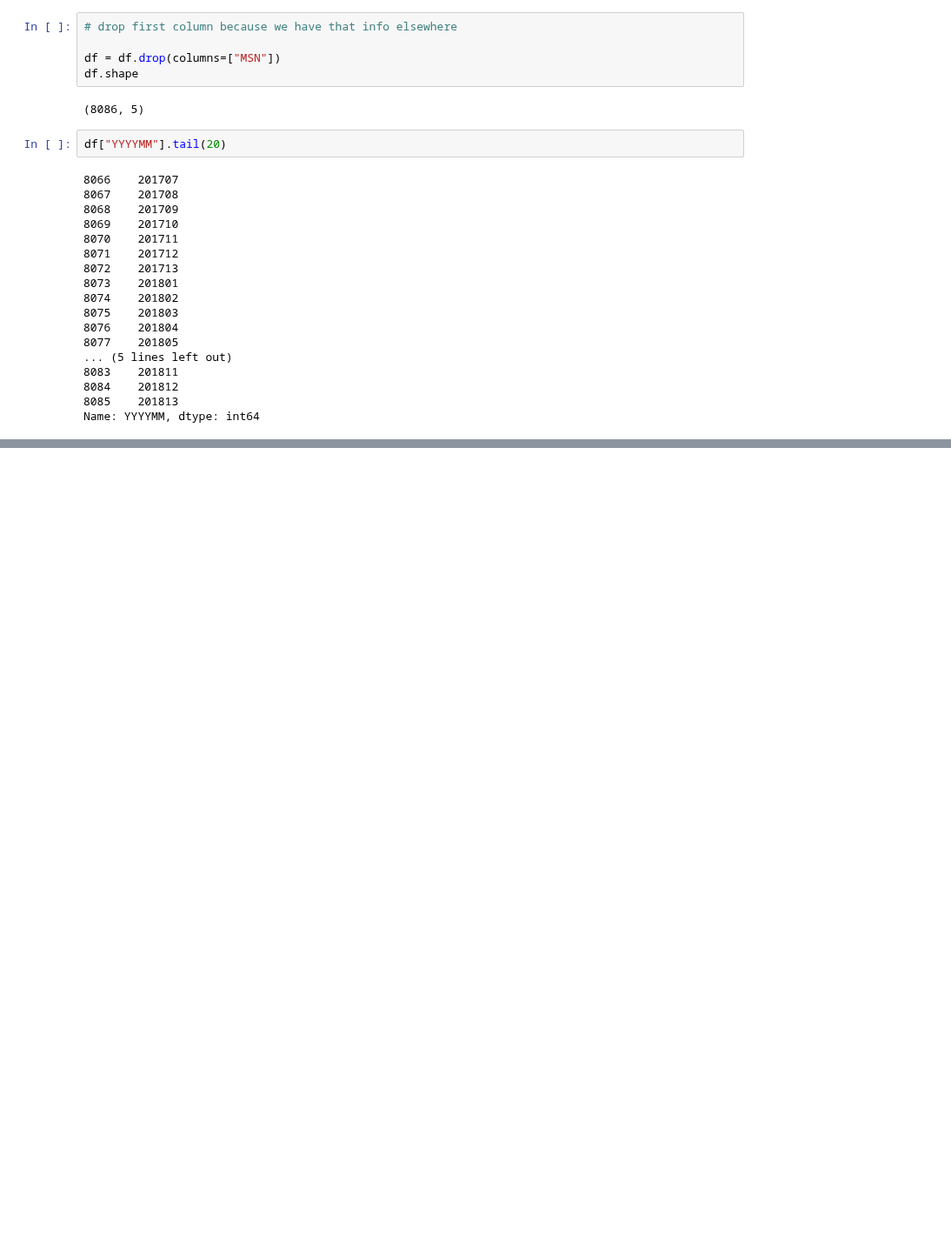
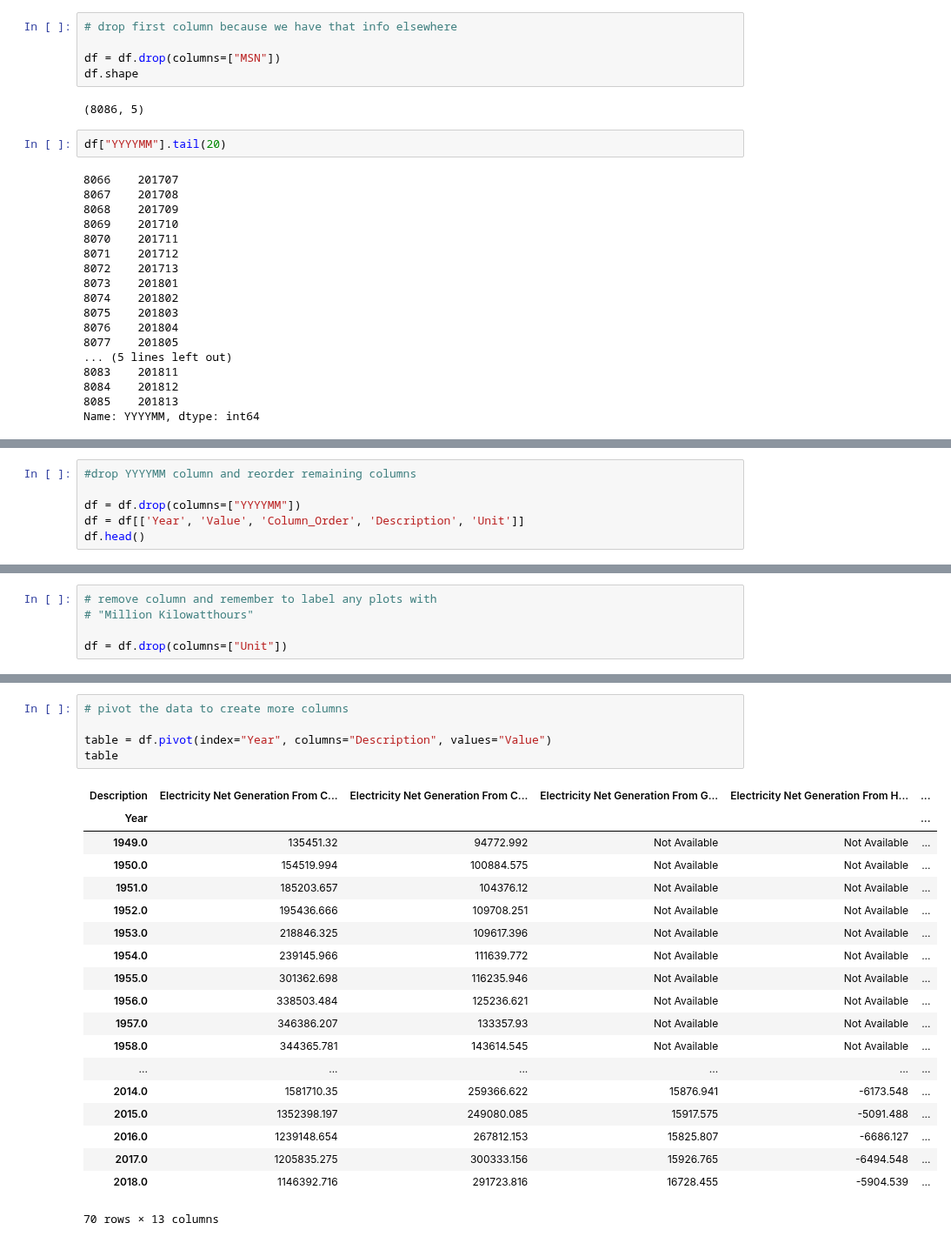
Before and after one commit to bloominstituteoftechnology/DS-Unit-1-Sprint-3-Data-Storytelling, a Jupyter notebook: module4-sequence-your-narrative/LS_DS_224_Sequence_your_narrative.ipynb, the cells around one changed output, grey strips where cells are left out. Shown at 87% size. Cells and saved outputs as stored; diff of their text form; blank space fills up the shorter version.

```diff
--- a/module4-sequence-your-narrative/LS_DS_224_Sequence_your_narrative.ipynb
+++ b/module4-sequence-your-narrative/LS_DS_224_Sequence_your_narrative.ipynb
@@ -434,0 +451,6 @@ df.head()
+# %%
+#drop YYYYMM column and reorder remaining columns
+
+df = df.drop(columns=["YYYYMM"])
+df = df[['Year', 'Value', 'Column_Order', 'Description', 'Unit']]
+df.head()
@@ -434,0 +474,5 @@ df.head()
+# %%
+# remove column and remember to label any plots with
+# "Million Kilowatthours"
+
+df = df.drop(columns=["Unit"])
@@ -434,0 +498,25 @@ df.head()
+# %%
+# pivot the data to create more columns
+
+table = df.pivot(index="Year", columns="Description", values="Value")
+table
+# %% [output]
+| Description | Electricity Net Generation From C... | Electricity Net Generation From C... | Electricity Net Generation From G... | Electricity Net Generation From H... | ... |
+| Year |  |  |  |  | ... |
+| 1949.0 | 135451.32 | 94772.992 | Not Available | Not Available | ... |
+| 1950.0 | 154519.994 | 100884.575 | Not Available | Not Available | ... |
+| 1951.0 | 185203.657 | 104376.12 | Not Available | Not Available | ... |
+| 1952.0 | 195436.666 | 109708.251 | Not Available | Not Available | ... |
+| 1953.0 | 218846.325 | 109617.396 | Not Available | Not Available | ... |
+| 1954.0 | 239145.966 | 111639.772 | Not Available | Not Available | ... |
+| 1955.0 | 301362.698 | 116235.946 | Not Available | Not Available | ... |
+| 1956.0 | 338503.484 | 125236.621 | Not Available | Not Available | ... |
+| 1957.0 | 346386.207 | 133357.93 | Not Available | Not Available | ... |
+| 1958.0 | 344365.781 | 143614.545 | Not Available | Not Available | ... |
+| ... | ... | ... | ... | ... | ... |
+| 2014.0 | 1581710.35 | 259366.622 | 15876.941 | -6173.548 | ... |
+| 2015.0 | 1352398.197 | 249080.085 | 15917.575 | -5091.488 | ... |
+| 2016.0 | 1239148.654 | 267812.153 | 15825.807 | -6686.127 | ... |
+| 2017.0 | 1205835.275 | 300333.156 | 15926.765 | -6494.548 | ... |
+| 2018.0 | 1146392.716 | 291723.816 | 16728.455 | -5904.539 | ... |
+70 rows × 13 columns
```
Also changed, not shown: parts of 24 cells of this notebook.
